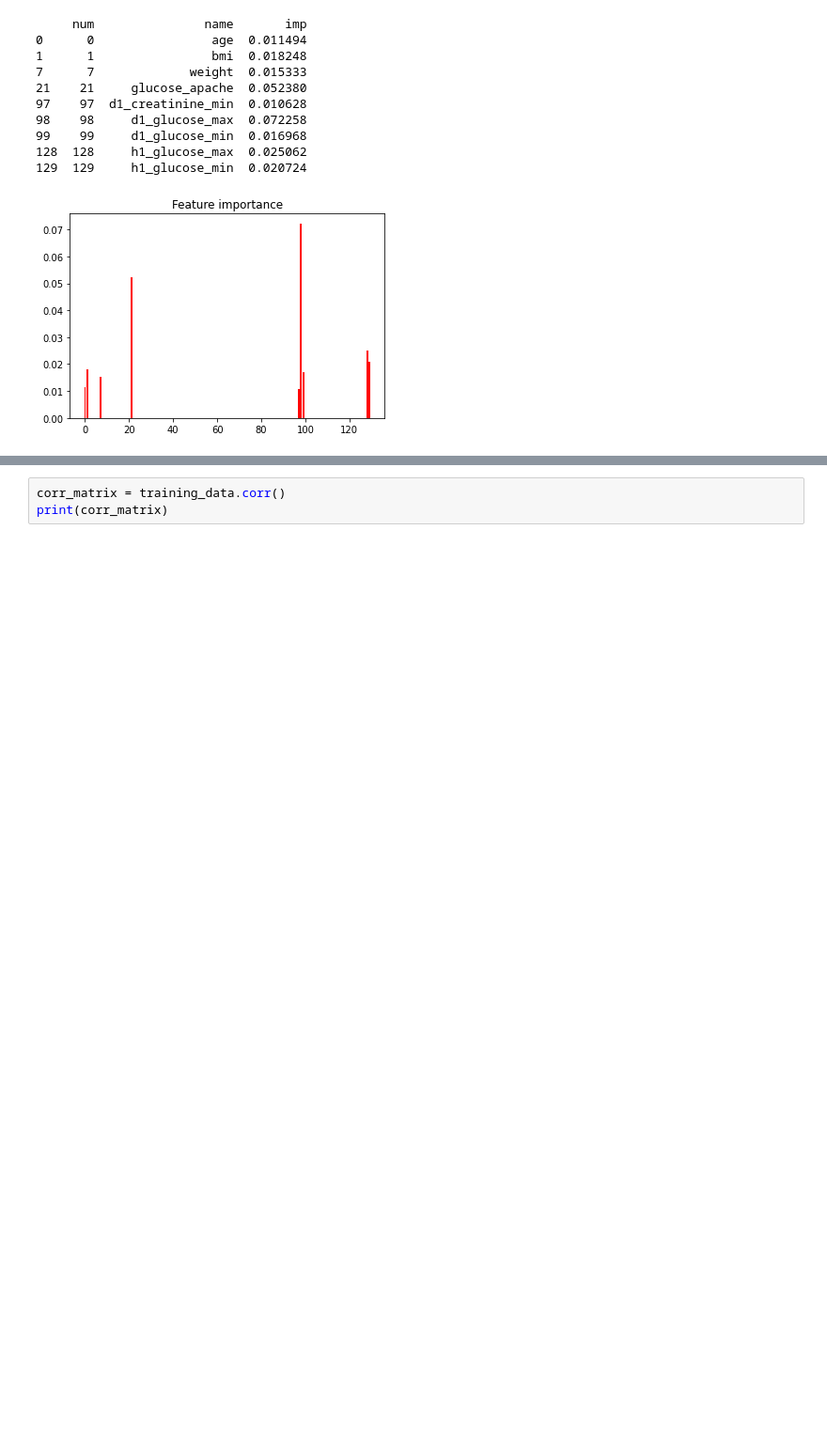
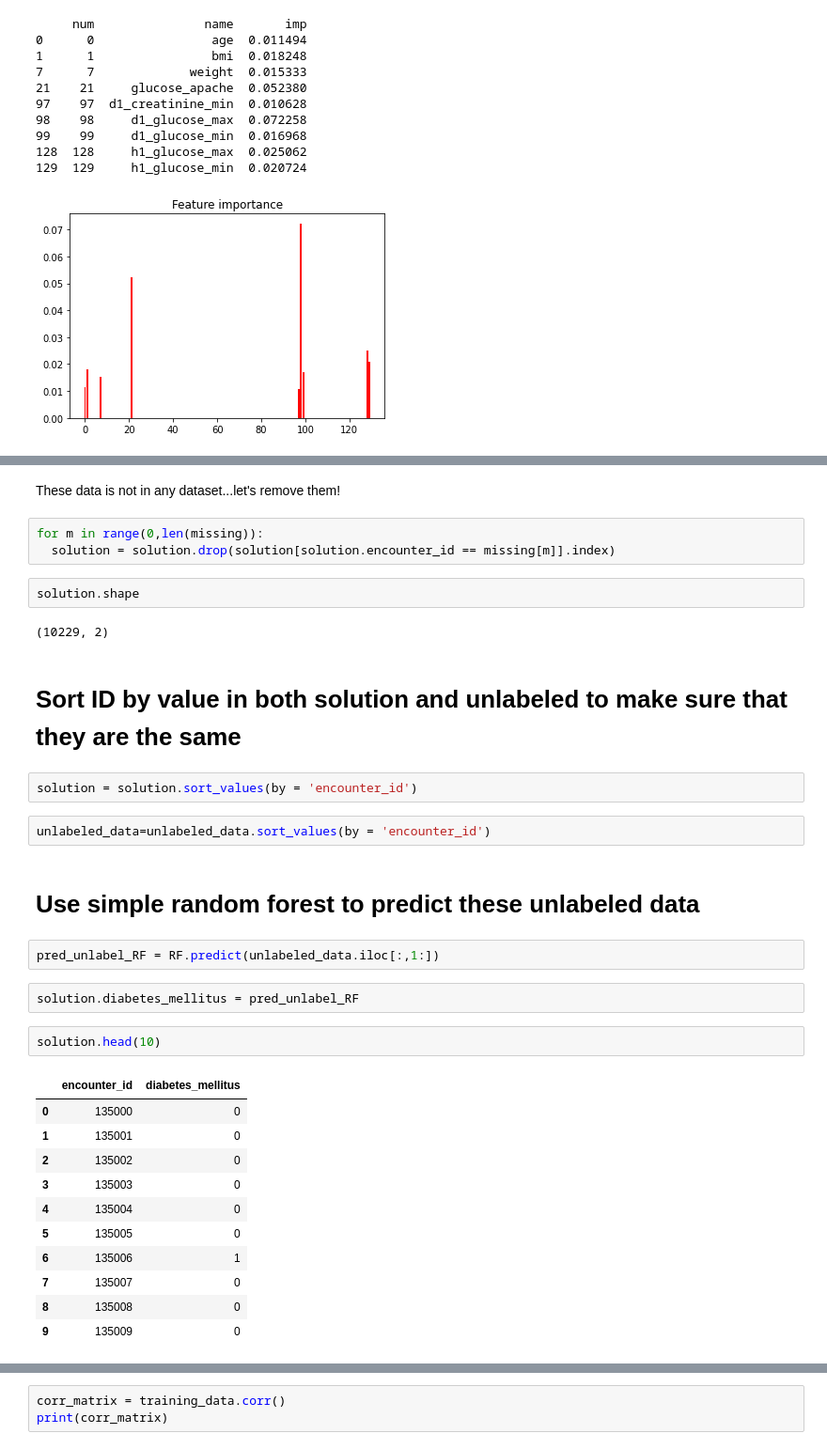
Before and after one commit to DaisyXinyiHe/diabetes_mellitus_predict, a Jupyter notebook: DataAnalysis.ipynb, the cells around one changed output, grey strips where cells are left out. Shown at 94% size. Drawn from its saved outputs; the diff is of its cells as text; blank space fills up the shorter version.

```diff
--- a/DataAnalysis.ipynb
+++ b/DataAnalysis.ipynb
@@ -284,0 +372,35 @@ plt.show()
+# %% [markdown]
+These data is not in any dataset...let's remove them!
+# %%
+for m in range(0,len(missing)):
+  solution = solution.drop(solution[solution.encounter_id == missing[m]].index)
+# %%
+solution.shape
+# %% [output]
+(10229, 2)
+# %% [markdown]
+# Sort ID by value in both solution and unlabeled to make sure that they are the same
+# %%
+solution = solution.sort_values(by = 'encounter_id')
+# %%
+unlabeled_data=unlabeled_data.sort_values(by = 'encounter_id')
+# %% [markdown]
+# Use simple random forest to predict these unlabeled data
+# %%
+pred_unlabel_RF = RF.predict(unlabeled_data.iloc[:,1:])
+# %%
+solution.diabetes_mellitus = pred_unlabel_RF
+# %%
+solution.head(10)
+# %% [output]
+|  | encounter_id | diabetes_mellitus |
+| 0 | 135000 | 0 |
+| 1 | 135001 | 0 |
+| 2 | 135002 | 0 |
+| 3 | 135003 | 0 |
+| 4 | 135004 | 0 |
+| 5 | 135005 | 0 |
+| 6 | 135006 | 1 |
+| 7 | 135007 | 0 |
+| 8 | 135008 | 0 |
+| 9 | 135009 | 0 |
```
Also changed, not shown: parts of 32 cells of this notebook.
